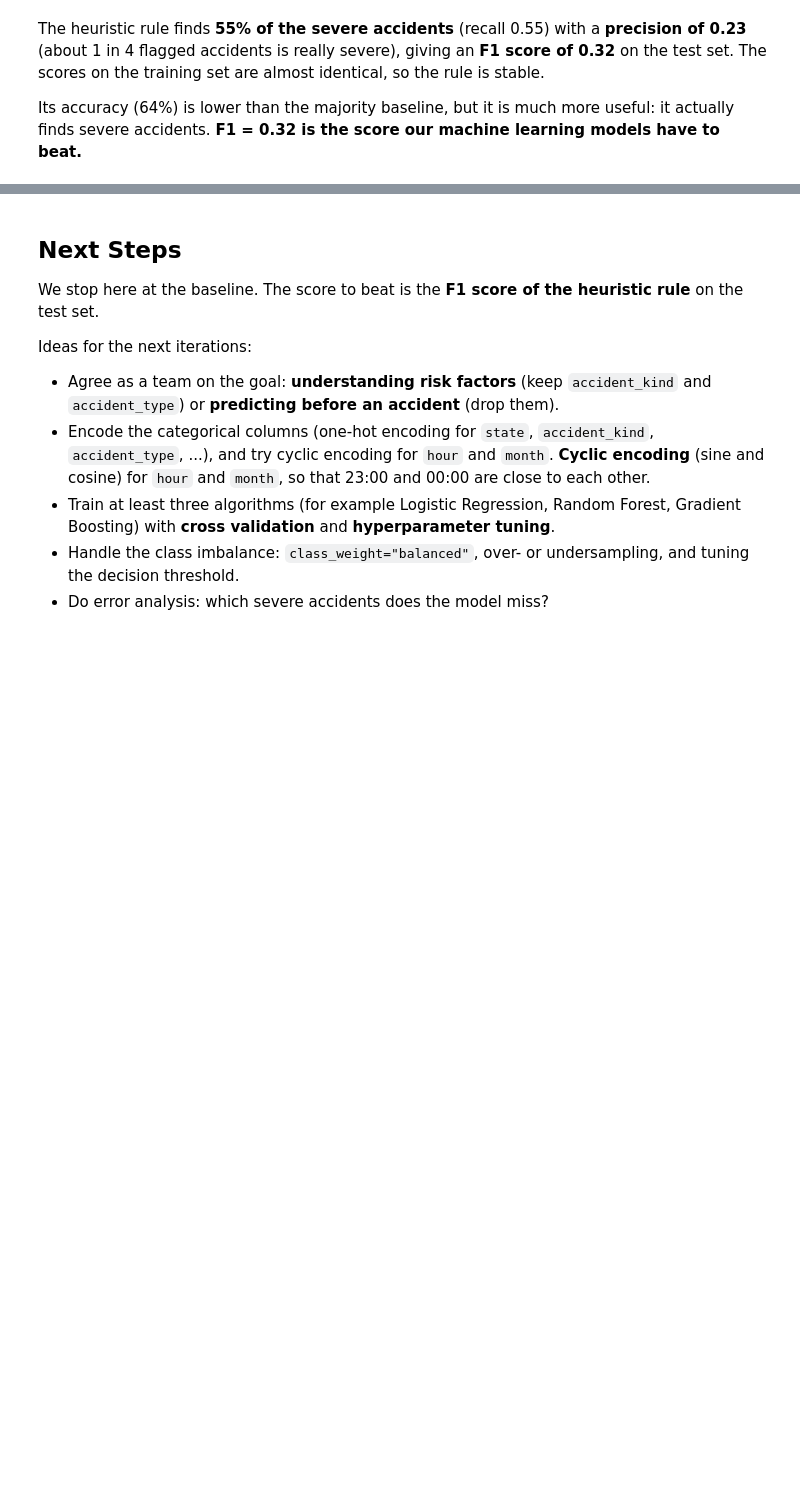
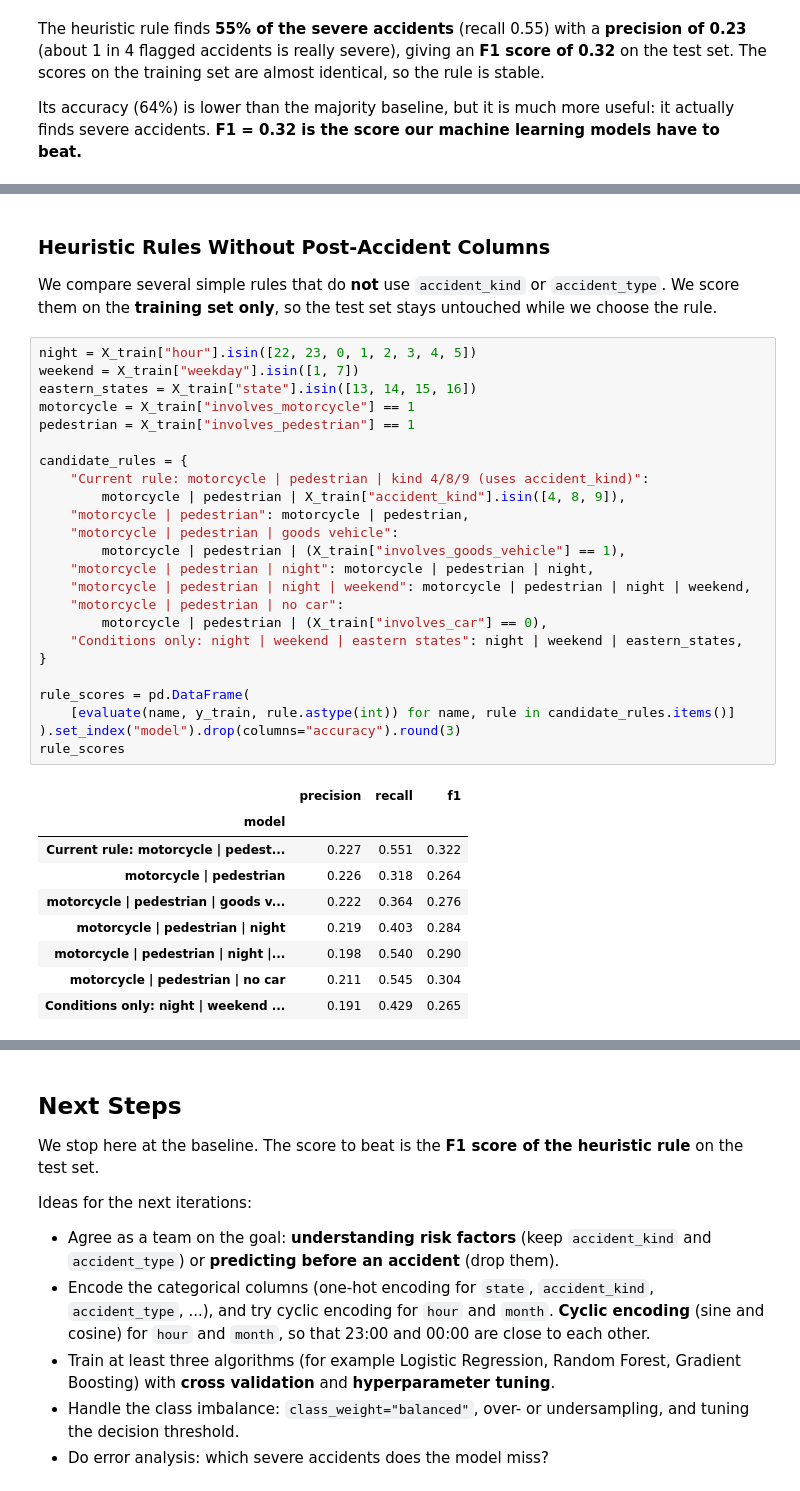
Before and after one commit to zinaF19/The-Random-Forest-Rangers, a Jupyter notebook: Micheal_Accident_Locations_2025_ML_Project.ipynb, the cells around one changed output, grey strips where cells are left out. Saved outputs shown, nothing was run; the diff lists cells and outputs as text; blank space fills up the shorter version.

```diff
--- a/Micheal_Accident_Locations_2025_ML_Project.ipynb
+++ b/Micheal_Accident_Locations_2025_ML_Project.ipynb
@@ -832,0 +864,38 @@ Its accuracy (64%) is lower than the majority baseline, but it is much more usef
+# %% [markdown]
+### Heuristic Rules Without Post-Accident Columns
+
+We compare several simple rules that do **not** use `accident_kind` or `accident_type`. We score them on the **training set only**, so the test set stays untouched while we choose the rule.
+# %%
+night = X_train["hour"].isin([22, 23, 0, 1, 2, 3, 4, 5])
+weekend = X_train["weekday"].isin([1, 7])
+eastern_states = X_train["state"].isin([13, 14, 15, 16])
+motorcycle = X_train["involves_motorcycle"] == 1
+pedestrian = X_train["involves_pedestrian"] == 1
+
+candidate_rules = {
+    "Current rule: motorcycle | pedestrian | kind 4/8/9 (uses accident_kind)":
+        motorcycle | pedestrian | X_train["accident_kind"].isin([4, 8, 9]),
+    "motorcycle | pedestrian": motorcycle | pedestrian,
+    "motorcycle | pedestrian | goods vehicle":
+        motorcycle | pedestrian | (X_train["involves_goods_vehicle"] == 1),
+    "motorcycle | pedestrian | night": motorcycle | pedestrian | night,
+    "motorcycle | pedestrian | night | weekend": motorcycle | pedestrian | night | weekend,
+    "motorcycle | pedestrian | no car":
+        motorcycle | pedestrian | (X_train["involves_car"] == 0),
+    "Conditions only: night | weekend | eastern states": night | weekend | eastern_states,
+}
+
+rule_scores = pd.DataFrame(
+    [evaluate(name, y_train, rule.astype(int)) for name, rule in candidate_rules.items()]
+).set_index("model").drop(columns="accuracy").round(3)
+rule_scores
+# %% [output]
+|  | precision | recall | f1 |
+| model |  |  |  |
+| Current rule: motorcycle | pedest... | 0.227 | 0.551 | 0.322 |
+| motorcycle | pedestrian | 0.226 | 0.318 | 0.264 |
+| motorcycle | pedestrian | goods v... | 0.222 | 0.364 | 0.276 |
+| motorcycle | pedestrian | night | 0.219 | 0.403 | 0.284 |
+| motorcycle | pedestrian | night |... | 0.198 | 0.540 | 0.290 |
+| motorcycle | pedestrian | no car | 0.211 | 0.545 | 0.304 |
+| Conditions only: night | weekend ... | 0.191 | 0.429 | 0.265 |
```
Also changed, not shown: parts of 9 cells of this notebook.
